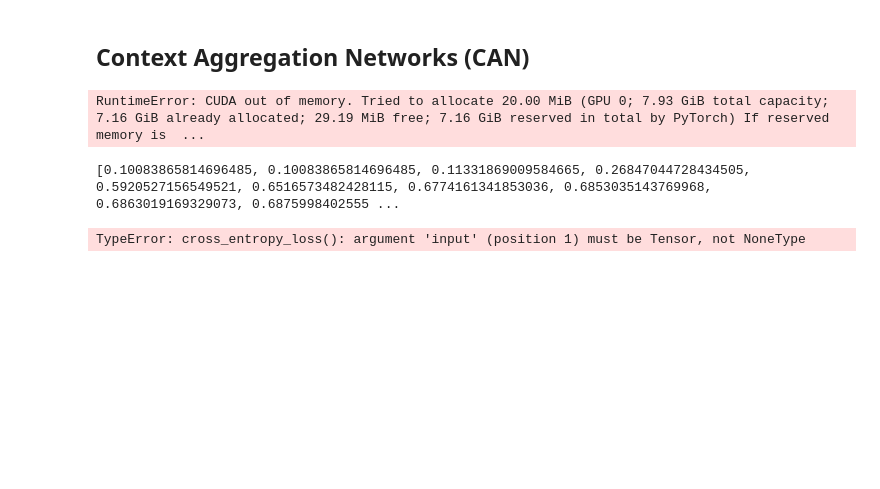
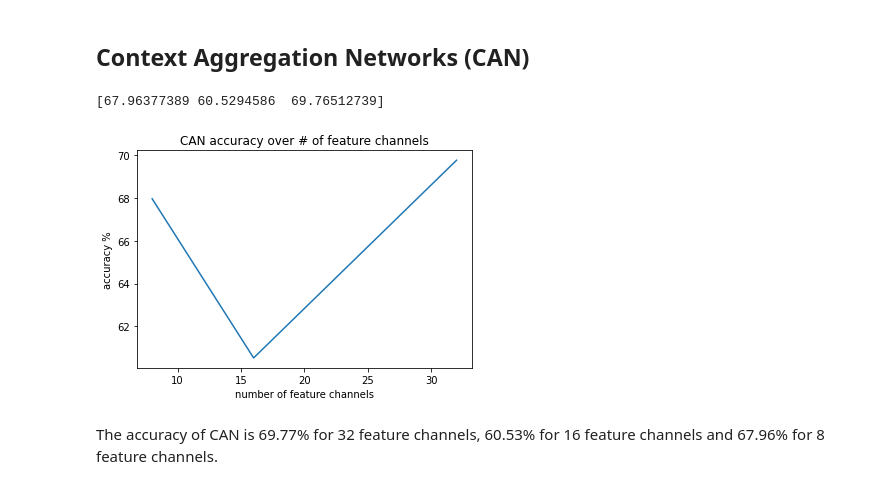
Before and after one commit to Jarvis-sustech/A-DeepLearning, a Jupyter notebook: assignment1/assignment_1.ipynb, the cells around one changed output. Drawn from its saved outputs; the diff is of its cells as text; code cells hidden in the pictures; blank space fills up the shorter version.

```diff
--- a/assignment1/assignment_1.ipynb
+++ b/assignment1/assignment_1.ipynb
@@ -358,11 +362,13 @@ class CAN(torch.nn.Module):
         x = F.softmax(torch.squeeze(x), dim =1)
         return x
 # %%
+from torch.cuda.amp import autocast as autocast
 lossfunc = torch.nn.CrossEntropyLoss()
 can_model_path = "model/CAN"
 def train_can(can, data_loader_train, validation_set, epoch, num_c):
     LeNet5 = can
-    optimizer = torch.optim.Adam(LeNet5.parameters())
+    #optimizer = torch.optim.Adam(LeNet5.parameters())
+    optimizer = torch.optim.SGD(LeNet5.parameters() , lr = 0.01, momentum=0.9)
     EPOCHS = epoch
     epoch_number = 0
     train_accuracy = []
@@ -410,26 +416,50 @@ def train_can(can, data_loader_train, validation_set, epoch, num_c):
         epoch_number += 1
     torch.save(can.state_dict(), osp.join(can_model_path, "{}channels.pt".format(num_c)))
     return train_accuracy
+
+def inference_can(mlp, data_loader_test):
+    train_accuracy=[]
+    predicts = []
+    corrlabel = 0
+    samples = 0
+    for i, vdata in enumerate(data_loader_test):
+        vinputs, vlabels = vdata
+        vinputs = vinputs.to(device)
+        vlabels = vlabels.to(device)
+        with autocast():
+            voutputs = mlp(vinputs)
+        predit =  voutputs.cpu().detach().numpy().argmax(axis=1)
+        labels = vlabels.cpu().detach().numpy()
+        corrlabel += np.sum(predit == labels)
+        #print(corrlabel)
+        samples += batch_size
+        predicts.append(predit)
+    train_accuracy=corrlabel/samples
+    return train_accuracy
-# %%
-can = CAN(16).to(device=device)
-acc = train_can(can, data_loader_train, data_loader_test, 16, 20)
-# %% [output]
-RuntimeError: CUDA out of memory. Tried to allocate 20.00 MiB (GPU 0; 7.93 GiB total capacity; 7.16 GiB already allocated; 29.19 MiB free; 7.16 GiB reserved in total by PyTorch) If reserved memory is  ...
-# %%
-print(acc)
-# %% [output]
-[0.10083865814696485, 0.10083865814696485, 0.11331869009584665, 0.26847044728434505, 0.5920527156549521, 0.6516573482428115, 0.6774161341853036, 0.6853035143769968, 0.6863019169329073, 0.6875998402555 ...
 # %%
-feature_channels = [8,16,32,64]
+feature_channels = [8,16,32]
 model_acc = []
 for i in feature_channels:
     can = CAN(i).to(device=device)
     if osp.exists(osp.join(can_model_path, "{}channels.pt".format(i))):
-        mlp.load_state_dict(torch.load(osp.join(can_model_path, "{}channels.pt".format(i))))
-        acc = inference(can, data_loader_test)
+        can.load_state_dict(torch.load(osp.join(can_model_path, "{}channels.pt".format(i))))
+        acc = inference_can(can, data_loader_test)
         model_acc.append(acc)
+        torch.cuda.empty_cache()
     else:
-        acc = train_can(can, data_loader_train, data_loader_test, i ,20)
+        acc = train_can(can, data_loader_train, data_loader_test, 20 ,i)
         model_acc.append(acc)
-# %% [output]
-TypeError: cross_entropy_loss(): argument 'input' (position 1) must be Tensor, not NoneType
+# %%
+plt.figure()
+p = [i for i in feature_channels]
+can_acc = np.array(model_acc)*100
+plt.plot( p ,can_acc)
+plt.xlabel('number of feature channels')
+plt.ylabel('accuracy %')
+plt.title("CAN accuracy over # of feature channels")
+print(can_acc)
+# %% [output]
+[67.96377389 60.5294586  69.76512739]
+[figure, added]
+# %% [markdown]
+The accuracy of CAN is 69.77% for 32 feature channels, 60.53% for 16 feature channels and 67.96% for 8 feature channels.
```
Also changed, not shown: parts of 5 cells of this notebook, 1 other file.
